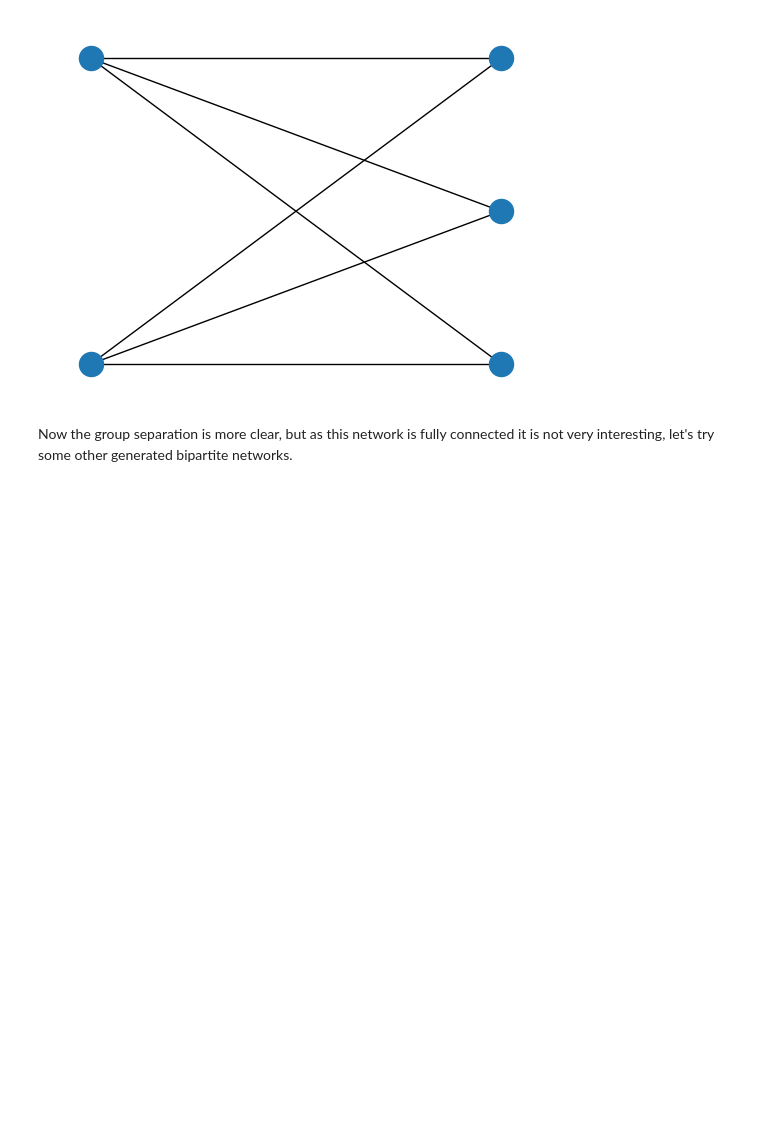
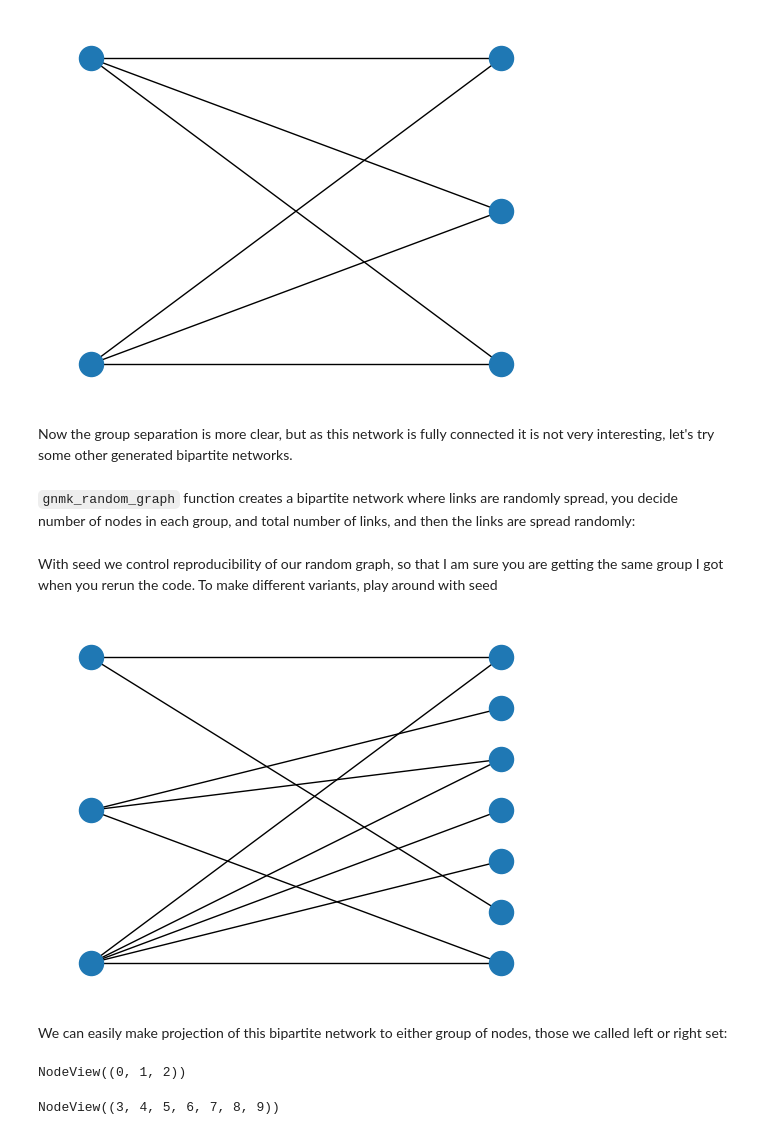
Before and after one commit to SaskaAloric/IntroCompleNeT2023, a Jupyter notebook: Notebooks/CNT_Lesson4.ipynb, the cells around one changed output. Drawn from its saved outputs; the diff is of its cells as text; code cells hidden in the pictures; blank space fills up the shorter version.

```diff
--- a/Notebooks/CNT_Lesson4.ipynb
+++ b/Notebooks/CNT_Lesson4.ipynb
@@ -407,4 +559,6 @@ plt.show()
 [figure]
 # %% [markdown]
 Now the group separation is more clear, but as this network is fully connected it is not very interesting, let's try some other generated bipartite networks.
+# %% [markdown]
+`gnmk_random_graph` function creates a bipartite network where links are randomly spread, you decide number of nodes in each group, and total number of links, and then the links are spread randomly:
 # %%
@@ -412 +566,16 @@ G = nx.bipartite.gnmk_random_graph(3, 7, 10)#, seed=123)
+# %% [markdown]
+With seed we control reproducibility of our random graph, so that I am sure you are getting the same group I got when you rerun the code. To make different variants, play around with seed
+# %%
+left, right = nx.bipartite.sets(G)
+# %%
+pos = nx.bipartite_layout(G, left)
+
+nx.draw_networkx_nodes(G,pos)
+nx.draw_networkx_edges(G,pos)
+plt.axis('off')
+plt.show()
+# %% [output]
+[figure, added]
+# %% [markdown]
+We can easily make projection of this bipartite network to either group of nodes, those we called left or right set:
 # %%
@@ -414,0 +584,8 @@ G_bottom = nx.projected_graph(G,bottom)
+# %%
+G_left.nodes
+# %% [output]
+NodeView((0, 1, 2))
+# %%
+G_right.nodes
+# %% [output]
+NodeView((3, 4, 5, 6, 7, 8, 9))
```
Also changed, not shown: parts of 100 cells of this notebook.
